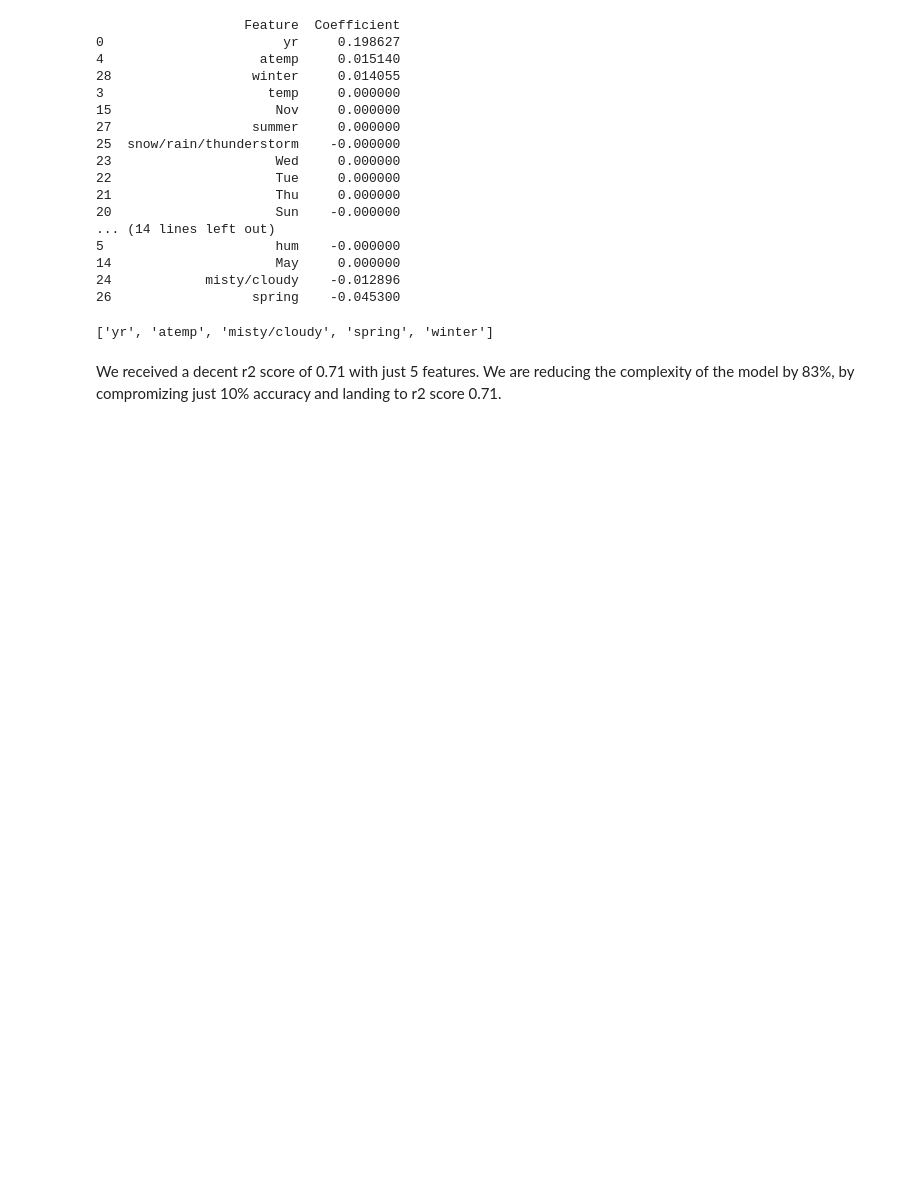
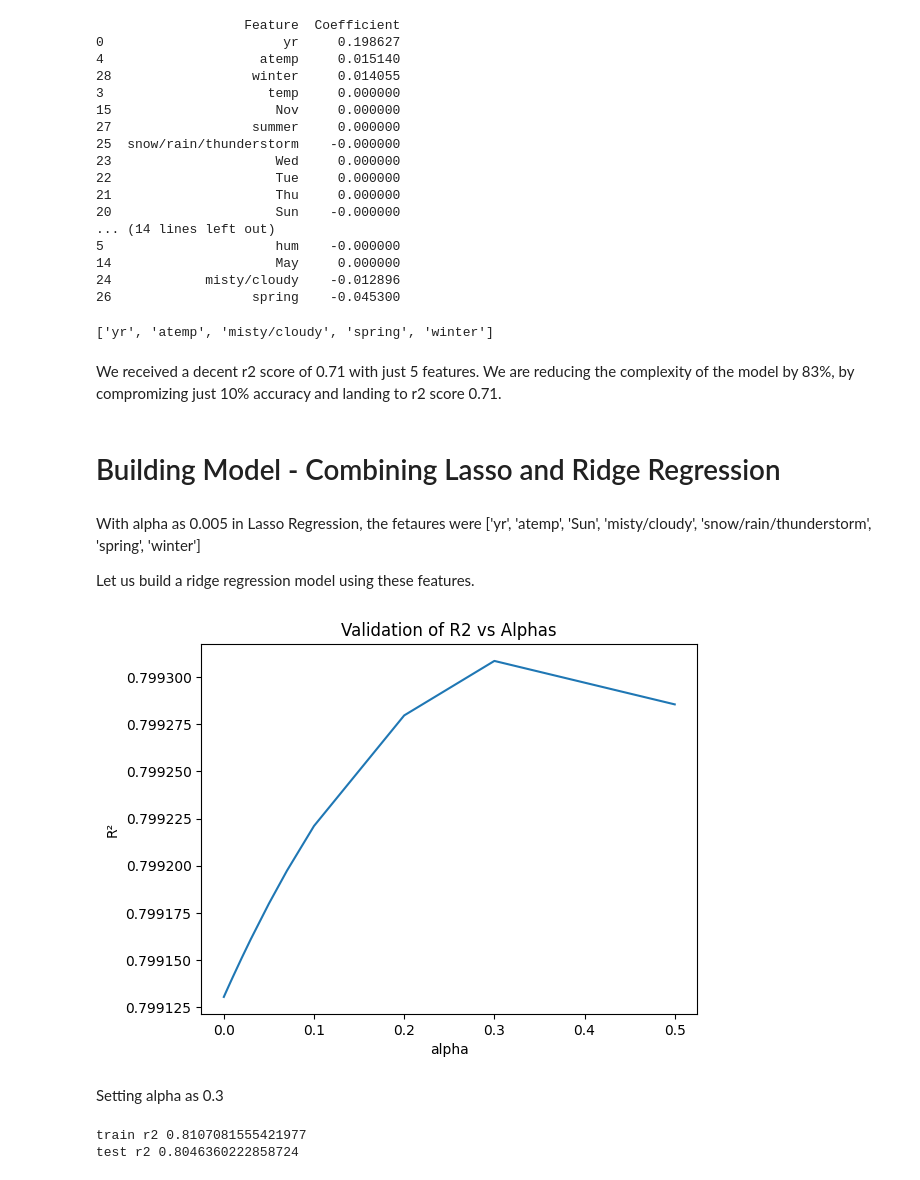
Before and after one commit to anusha761/Bike_Rent_Prediction, a Jupyter notebook: Anusha_Chaudhuri_Bike_Rent_Prediction.ipynb, the cells around one changed output. Drawn from its saved outputs; the diff is of its cells as text; code cells hidden in the pictures; blank space fills up the shorter version.

```diff
--- a/Anusha_Chaudhuri_Bike_Rent_Prediction.ipynb
+++ b/Anusha_Chaudhuri_Bike_Rent_Prediction.ipynb
@@ -1518,3 +1518,54 @@ selectedfeatures
 ['yr', 'atemp', 'misty/cloudy', 'spring', 'winter']
 # %% [markdown]
 We received a decent r2 score of 0.71 with just 5 features. We are reducing the complexity of the model by 83%, by compromizing just 10% accuracy and landing to r2 score 0.71.
+# %% [markdown]
+# Building Model - Combining Lasso and Ridge Regression
+# %% [markdown]
+With alpha as 0.005 in Lasso Regression, the fetaures were
+['yr',
+ 'atemp',
+ 'Sun',
+ 'misty/cloudy',
+ 'snow/rain/thunderstorm',
+ 'spring',
+ 'winter']
+
+ Let us build a ridge regression model using these features.
+# %%
+# filtering the features
+x3_filter_train=x3_train[['yr', 'atemp', 'Sun', 'misty/cloudy', 'snow/rain/thunderstorm', 'spring', 'winter']]
+x3_filter_test=x3_test[['yr', 'atemp', 'Sun', 'misty/cloudy', 'snow/rain/thunderstorm', 'spring', 'winter']]
+# %%
+def r2_cv_ridge(model):
+    # Using r2 as scoring
+    r2 = cross_val_score(model, x3_filter_train, y3_train, scoring="r2", cv=5)
+    return r2
+
+alphas = [0,0.001,0.002,0.003,0.005,0.007,0.01,0.02,0.03,0.05,0.07,0.1,0.2,0.3,0.5]
+
+cv_ridge = [r2_cv_ridge(Ridge(alpha = alpha)).mean() for alpha in alphas]
+
+# Creating a pandas Series to store the mean R2 for each alpha
+cv_ridge = pd.Series(cv_ridge, index = alphas)
+
+
+cv_ridge.plot(title = "Validation of R2 vs Alphas")
+plt.xlabel("alpha")
+plt.ylabel("R²")
+plt.show()
+# %% [output]
+[figure, added]
+# %% [markdown]
+Setting alpha as 0.3
+# %%
+ridge=Ridge(alpha=0.3)
+ridge.fit(x3_filter_train,y3_train)
+y3_train_pred=ridge.predict(x3_filter_train)
+y3_test_pred=ridge.predict(x3_filter_test)
+r23train=r2_score(y3_train,y3_train_pred)
+r23test=r2_score(y3_test,y3_test_pred)
+print("train r2",r23train)
+print("test r2",r23test)
+# %% [output]
+train r2 0.8107081555421977
+test r2 0.8046360222858724
```
Also changed, not shown: parts of 7 cells of this notebook.
